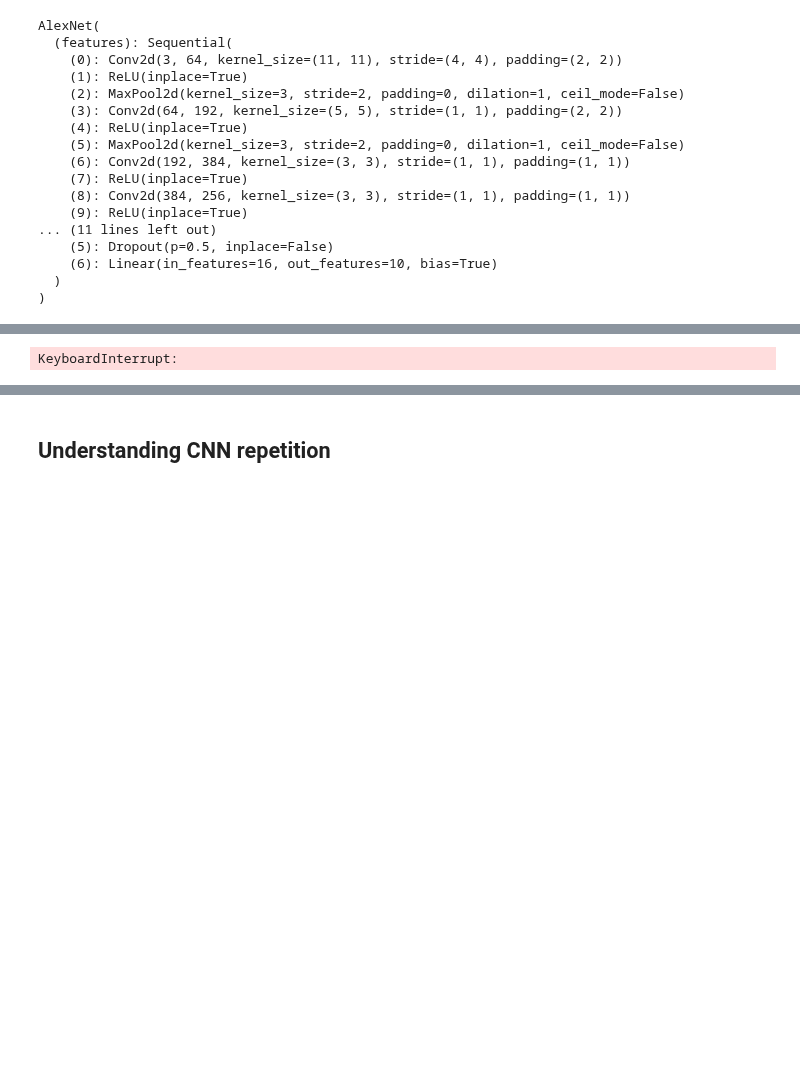
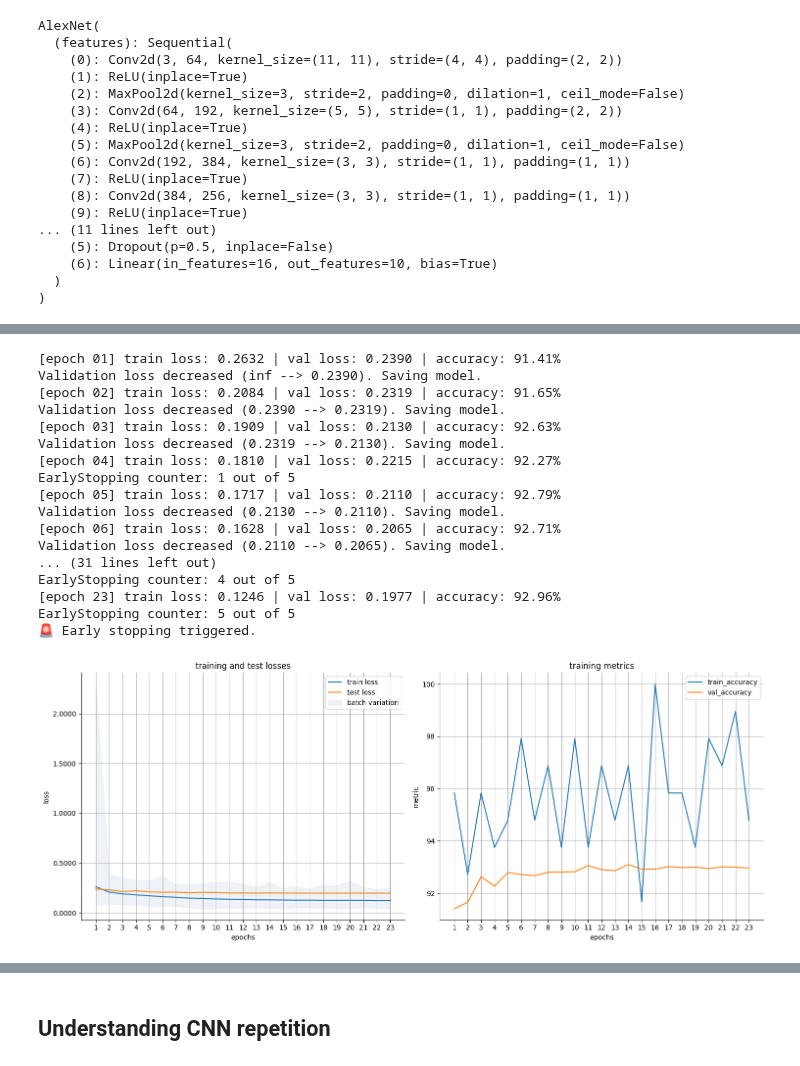
Before and after one commit to FutureGoose/OctaCycleCNN, a Jupyter notebook: exercises/w5/transfer_learning.ipynb, the cells around one changed output, grey strips where cells are left out. Cells and saved outputs as stored; diff of their text form; code cells hidden in the pictures; blank space fills up the shorter version.

```diff
--- a/exercises/w5/transfer_learning.ipynb
+++ b/exercises/w5/transfer_learning.ipynb
@@ -426,11 +426,19 @@ from torchvision import datasets, transforms
 import torch
 
 # set up transforms
+# transform = transforms.Compose([
+#     transforms.Resize(224),         # resize images to 224x224 for alexnet
+#     transforms.ToTensor(),          # convert images to tensor format
+#     transforms.Lambda(lambda x: x.repeat(3, 1, 1)),                                 # convert grayscale to 3 channels
+#     transforms.Normalize(mean=[0.485, 0.456, 0.406], std=[0.229, 0.224, 0.225])     # normalize using imagenet stats
+# ])
+
 transform = transforms.Compose([
-    transforms.Resize(224),         # resize images to 224x224 for alexnet
-    transforms.ToTensor(),          # convert images to tensor format
-    transforms.Lambda(lambda x: x.repeat(3, 1, 1)),                                 # convert grayscale to 3 channels
-    transforms.Normalize(mean=[0.485, 0.456, 0.406], std=[0.229, 0.224, 0.225])     # normalize using imagenet stats
+    transforms.Resize(224),                           # Resize to 224x224
+    transforms.Grayscale(num_output_channels=3),      # Convert to 3 channels
+    transforms.ToTensor(),
+    transforms.Normalize(mean=[0.485, 0.456, 0.406],  # Normalize as per ImageNet
+                         std=[0.229, 0.224, 0.225])
 ])
 
 # load training and test datasets with transforms
@@ -549,13 +713,13 @@ from src import ModelTrainer
 head_in_features = 9216
 
 model.classifier = nn.Sequential(
-                                 nn.Linear(head_in_features, 64),
+                                 nn.Linear(head_in_features, 512),
                                  nn.ReLU(),
                                  nn.Dropout(0.5),
-                                 nn.Linear(64, 32),
+                                 nn.Linear(512, 256),
                                  nn.ReLU(),
                                  nn.Dropout(0.5),
-                                 nn.Linear(32, 10)
+                                 nn.Linear(256, 10)
                                 )
 
 # create parameter groups with different learning rates
@@ -572,32 +736,49 @@ for name, param in model.named_parameters():
 # create optimizer with parameter groups
 optimizer = Adam([
     {'params': params_to_finetune, 'lr': 0.0001},  # lower lr for fine-tuning
     {'params': params_to_update, 'lr': 0.001}      # higher lr for new layers
 ], weight_decay=0.01)
 
 
 # initialize scheduler
 scheduler = StepLR(optimizer, step_size=1, gamma=0.75)
 
 # initialize trainer
 trainer = ModelTrainer(
     model=model,
     device=device,
     loss_fn=nn.CrossEntropyLoss(),
     optimizer=optimizer,
     scheduler=scheduler,
     batch_size=128,
     verbose=True,
     save_metrics=True,
-    early_stopping_patience=10,
+    early_stopping_patience=5,
     early_stopping_delta=0.00001
 )
 
 # train model
 trained_model = trainer.train(
     training_set=trainset,
     val_set=valset,
     num_epochs=100
 )
 # %% [output]
-KeyboardInterrupt:
+[epoch 01] train loss: 0.2632 | val loss: 0.2390 | accuracy: 91.41%
+Validation loss decreased (inf --> 0.2390). Saving model.
+[epoch 02] train loss: 0.2084 | val loss: 0.2319 | accuracy: 91.65%
+Validation loss decreased (0.2390 --> 0.2319). Saving model.
+[epoch 03] train loss: 0.1909 | val loss: 0.2130 | accuracy: 92.63%
+Validation loss decreased (0.2319 --> 0.2130). Saving model.
+[epoch 04] train loss: 0.1810 | val loss: 0.2215 | accuracy: 92.27%
+EarlyStopping counter: 1 out of 5
+[epoch 05] train loss: 0.1717 | val loss: 0.2110 | accuracy: 92.79%
+Validation loss decreased (0.2130 --> 0.2110). Saving model.
+[epoch 06] train loss: 0.1628 | val loss: 0.2065 | accuracy: 92.71%
+Validation loss decreased (0.2110 --> 0.2065). Saving model.
+... (31 lines left out)
+EarlyStopping counter: 4 out of 5
+[epoch 23] train loss: 0.1246 | val loss: 0.1977 | accuracy: 92.96%
+EarlyStopping counter: 5 out of 5
+🚨 Early stopping triggered.
+[figure, added]
```
Also changed, not shown: parts of 6 cells of this notebook, 1 other file.
